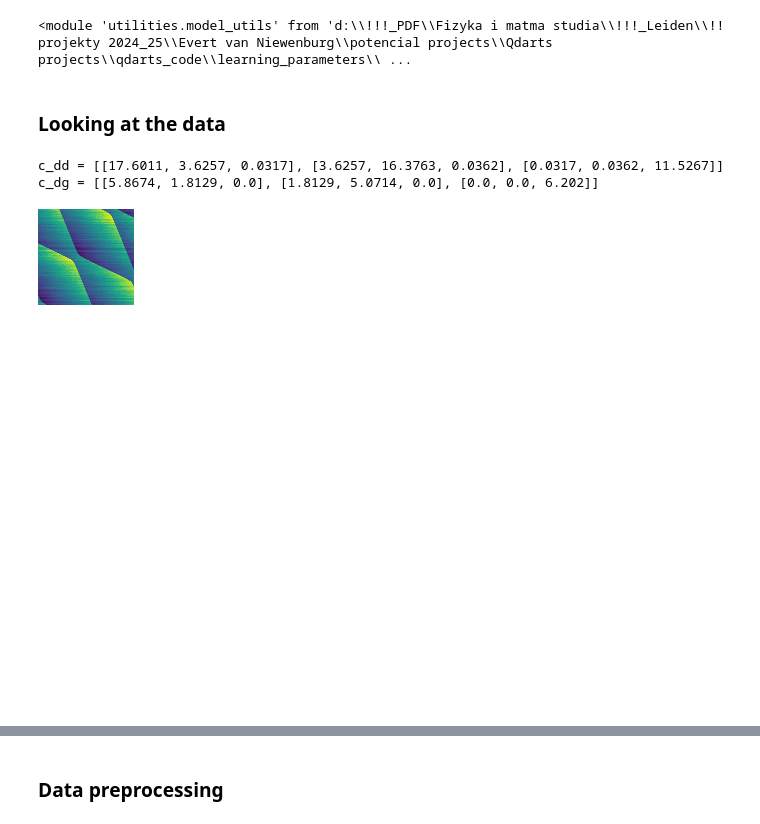
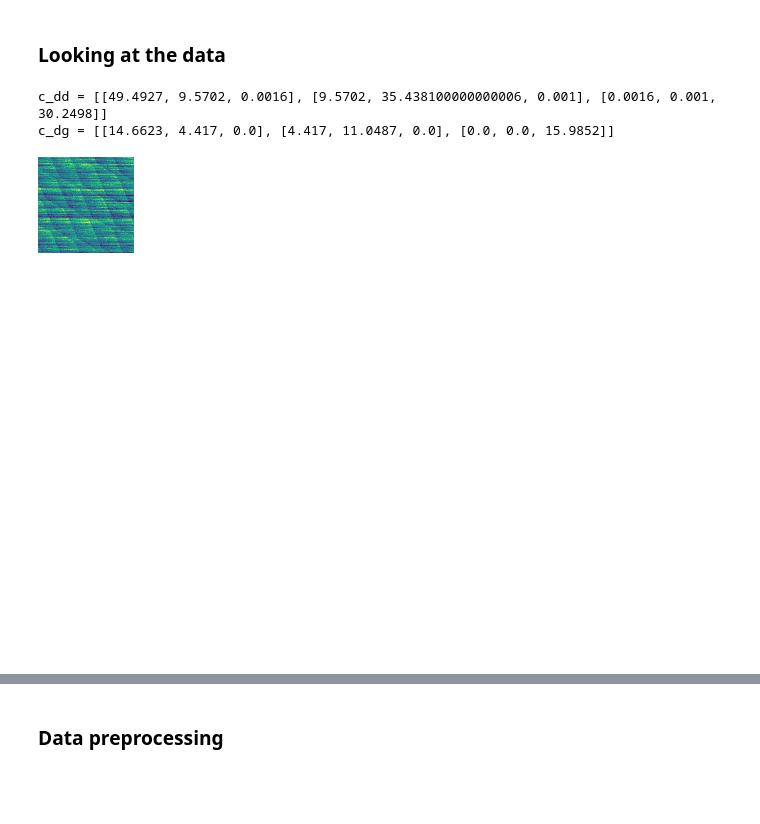
Before and after one commit to KREFT-QS-13/learning-QDs-parameters, a Jupyter notebook: example.ipynb, the cells around one changed output, grey strips where cells are left out. Drawn from its saved outputs; the diff is of its cells as text; code cells hidden in the pictures; blank space fills up the shorter version.

```diff
--- a/example.ipynb
+++ b/example.ipynb
@@ -16,29 +16,23 @@ import utilities.utils  as u
 import utilities.model_utils  as mu
 
 import torch
-
-importlib.reload(c)
-importlib.reload(u)
-importlib.reload(mu)
-# %% [output]
-<module 'utilities.model_utils' from 'd:\\!!!_PDF\\Fizyka i matma studia\\!!!_Leiden\\!! projekty 2024_25\\Evert van Niewenburg\\potencial projects\\Qdarts projects\\qdarts_code\\learning_parameters\\ ...
 # %% [markdown]
 ### Looking at the data
 # %%
 %matplotlib inline
 if c.PATH_0 == './ALICE/':
     batch_number = 2
     img_number = '0035487789'
 else:
     batch_number = 3
     img_number = '0060485230'
 
 # u.reconstruct_img_with_matrices(batch_number, img_number, True)[0]
-fig, c_dd, c_dg = u.reconstruct_img_with_matrices(14, '7100826280', [3,2,1])
+fig, c_dd, c_dg = u.reconstruct_img_with_matrices(18, '9299200286', [3,2,1])
 print(f"c_dd = {c_dd.tolist()}\nc_dg = {c_dg.tolist()}")
 fig
 # %% [output]
-c_dd = [[17.6011, 3.6257, 0.0317], [3.6257, 16.3763, 0.0362], [0.0317, 0.0362, 11.5267]]
-c_dg = [[5.8674, 1.8129, 0.0], [1.8129, 5.0714, 0.0], [0.0, 0.0, 6.202]]
+c_dd = [[49.4927, 9.5702, 0.0016], [9.5702, 35.438100000000006, 0.001], [0.0016, 0.001, 30.2498]]
+c_dg = [[14.6623, 4.417, 0.0], [4.417, 11.0487, 0.0], [0.0, 0.0, 15.9852]]
-[figure, old version]
+[figure, new version]
 [figure]
```
Also changed, not shown: parts of 3 cells of this notebook, 2 other files.
